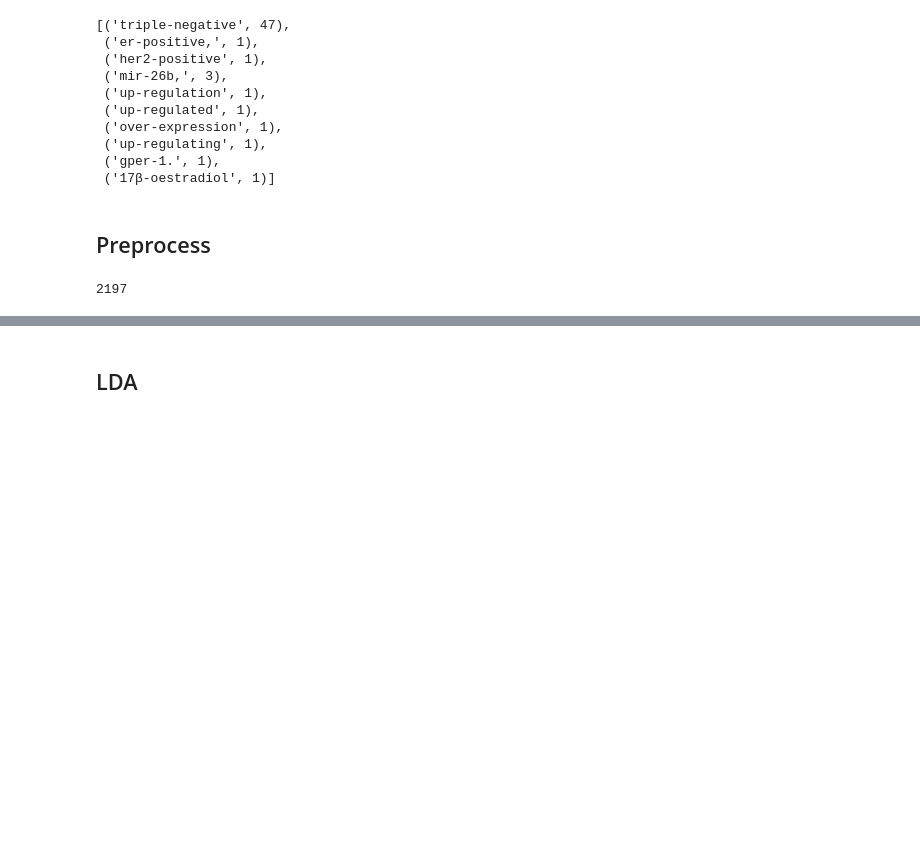
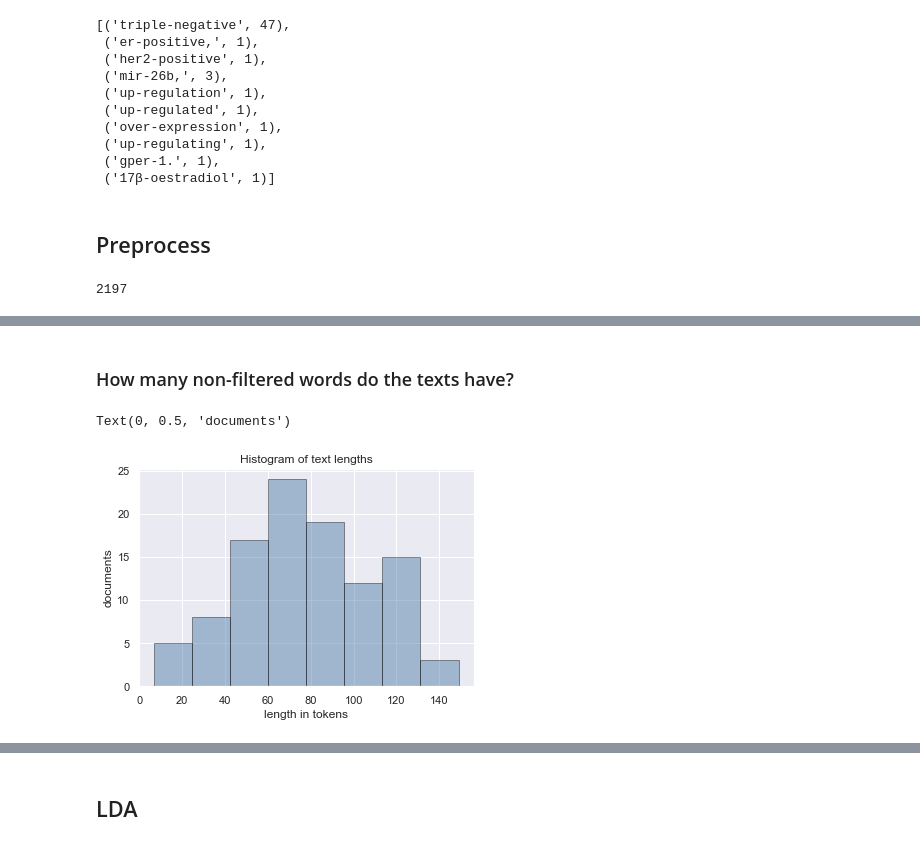
Before and after one commit to cbare/pubmed_miner, a Jupyter notebook: notebooks/experiments_with_lda.ipynb, the cells around one changed output, grey strips where cells are left out. Saved outputs shown, nothing was run; the diff lists cells and outputs as text; code cells hidden in the pictures; blank space fills up the shorter version.

```diff
--- a/notebooks/experiments_with_lda.ipynb
+++ b/notebooks/experiments_with_lda.ipynb
@@ -160,2 +189,16 @@ sum(n>4 for w,n in df.items())
 # %%
-texts = [[w for w in t if df[w]>1] for t in texts]
+texts = [[w for w in t if (len(w) > 1 and df[w]>3)] for t in texts]
+# %% [markdown]
+### How many non-filtered words do the texts have?
+# %%
+sns.distplot([len(t) for t in texts],
+             hist=True, kde=False,
+             color = '#336699',
+             hist_kws={'edgecolor':'black'})
+
+plt.title('Histogram of text lengths')
+plt.xlabel('length in tokens')
+plt.ylabel('documents')
+# %% [output]
+Text(0, 0.5, 'documents')
+[figure, added]
```
Also changed, not shown: parts of 65 cells of this notebook.
